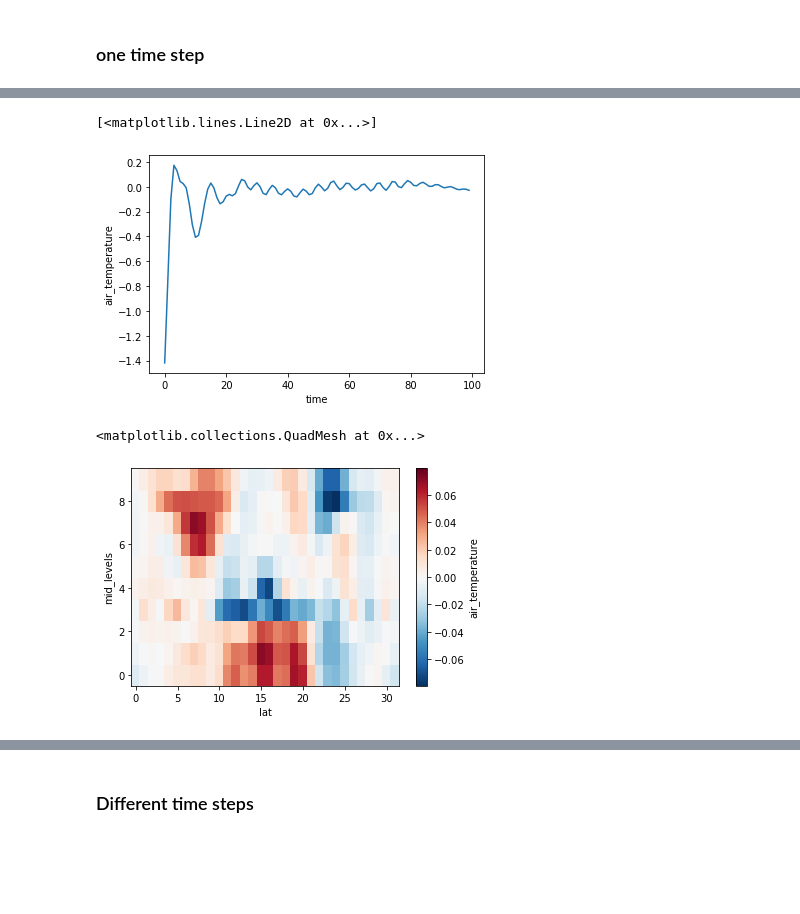
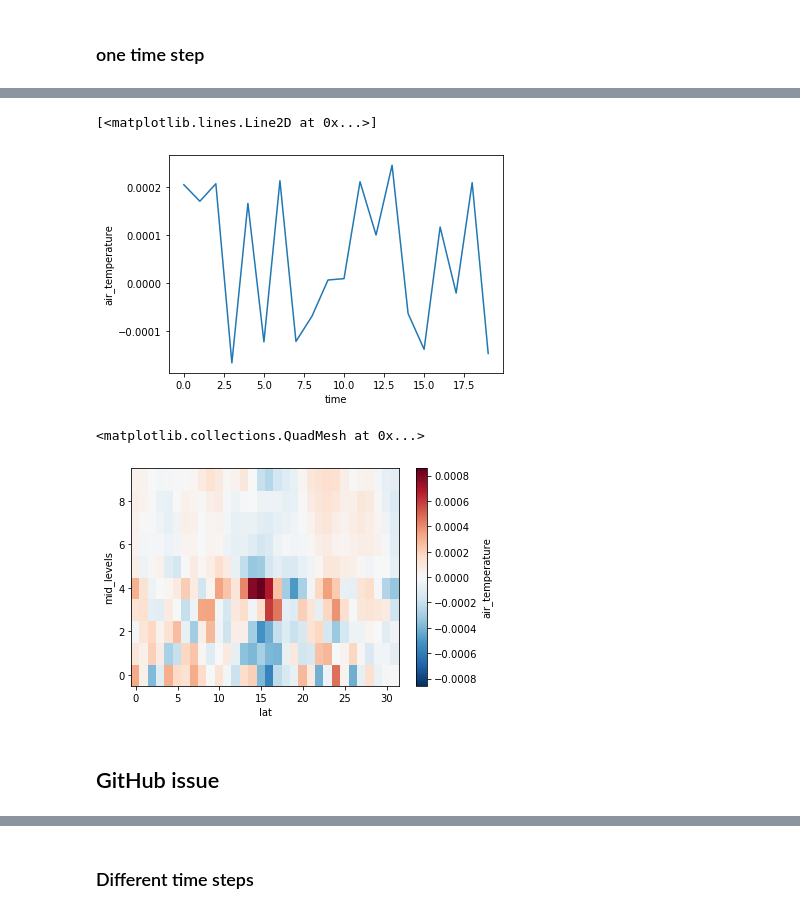
Before and after one commit to raspstephan/CliMT-ML, a Jupyter notebook: 4.0-Online-learning.ipynb, the cells around one changed output, grey strips where cells are left out. Drawn from its saved outputs; the diff is of its cells as text; code cells hidden in the pictures; blank space fills up the shorter version.

```diff
--- a/4.0-Online-learning.ipynb
+++ b/4.0-Online-learning.ipynb
@@ -382,7 +380,7 @@ modified_convection = MyEmanuelConvection(
     speed_snow=10, # Default 5.5
 )
 # %%
-free_model = MyModel(state=my_state, convection=modified_convection)
+free_model = MyModel(state=my_state, convection=None)
 # %%
 forcer = Forcer()
 # %%
@@ -392,17 +390,17 @@ temp_free = []
 temp_forced = []
 diffs = []
 free_model.state = my_state
-forced_model.state = state3
+forced_model.state = state2
 tends = {}
-factor = 1
+factor = 12
 # %%
-for i in tqdm(range(100)):
+for i in tqdm(range(200)):
     for v in input_vars[:-1]: # + ['air_pressure_on_interface_levels']:
-        t = (
+        tends[v] = (
             (free_model.state[v] - forced_model.state[v]) /1800. / factor
         )
-        if i >0: tends[v] = 0.9*tends[v] + 0.1*t
-        else: tends[v] = t
+#         if i >0: tends[v] = 0.9*tends[v] + 0.1*t
+#         else: tends[v] = t
 
     diffs.append(xr.Dataset(tends))
 #     tends['air_pressure_on_interface_levels'] = tends['air_pressure_on_interface_levels'].rename({'interface_levels': 'mid_levels'})
@@ -426,10 +435,13 @@ temp_forced_da.air_temperature.isel(mid_levels=3, lat=20, lon=0).plot()
 # %%
-(diffs_da*1800).air_temperature.isel(mid_levels=3, lat=20, lon=0).plot()
+
+(diffs_da*1800).air_temperature.isel(mid_levels=3, lat=20, lon=0, time=slice(-20, None)).plot()
 # %% [output]
 [<matplotlib.lines.Line2D at 0x...>]
-[figure, old version]
+[figure, new version]
 # %%
 (diffs_da.air_temperature.isel(time=-2, lon=0)*1800).plot()
 # %% [output]
 <matplotlib.collections.QuadMesh at 0x...>
-[figure, old version]
+[figure, new version]
+# %% [markdown]
+## GitHub issue
```
Also changed, not shown: parts of 22 cells of this notebook, 1 other file.
